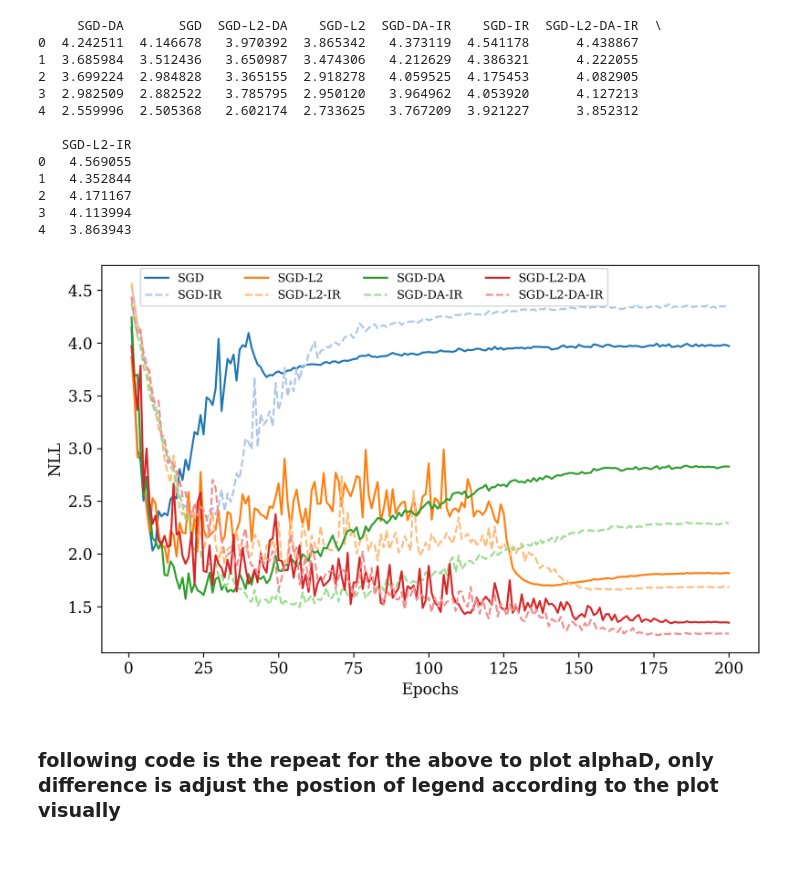
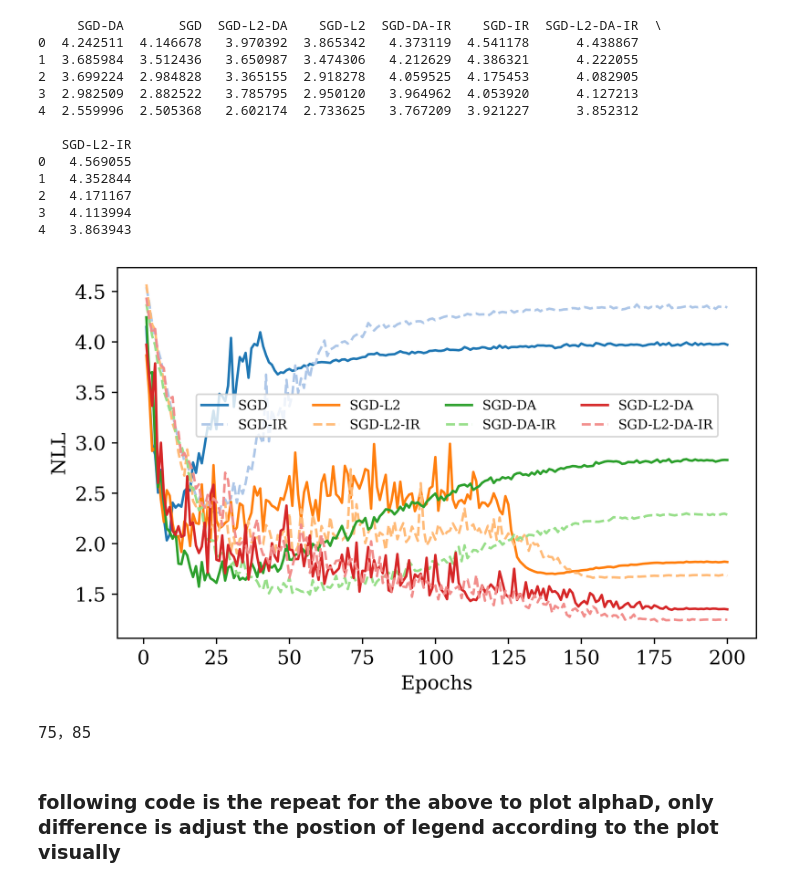
Before and after one commit to cnjackhu/image-classification-codebase, a Jupyter notebook: figure.ipynb, the cells around one changed output. Saved outputs shown, nothing was run; the diff lists cells and outputs as text; code cells hidden in the pictures; blank space fills up the shorter version.

Commit message:
change font config for figure

```diff
--- a/figure.ipynb
+++ b/figure.ipynb
@@ -1,6 +1,7 @@
 # %%
 import matplotlib
-#import seaborn as sns
+from matplotlib import rcParams
+rcParams['font.family'] = 'Times New Roman'
 #sns.set_context("paper")
 import matplotlib.pyplot as plt
 import pandas as pd
@@ -11,11 +12,10 @@ plt.style.use('seaborn-v0_8-colorblind')
 mpl.rcParams.update({
     "font.family": "serif",
     "font.size": 12,            # Base font size
-    "axes.titlesize": 18,      # Title
     "axes.labelsize": 12,       # X and Y labels
     "xtick.labelsize": 12,
     "ytick.labelsize": 12,
-    "legend.fontsize": 9,
+    "legend.fontsize": 8,
 })
 # %%
 df = pd.read_csv("L.csv")
@@ -41,21 +41,24 @@ light_colors = ['#aec7e8', '#ffbb78','#98df8a',  '#f28e8c']
 # %%
 columns = ['SGD','SGD-L2','SGD-DA','SGD-L2-DA']
 
-fig, ax = plt.subplots(dpi=300,figsize=(8, 5), tight_layout=True)
+fig, ax = plt.subplots(dpi=600,figsize=(6.4, 4), tight_layout=True) #8，5。6.4,4
 for indx, column in enumerate(columns):
     ax.plot(df.index + 1, df[column], label=column,color=base_colors[indx])
     column_pair = column + '-IR'
     ax.plot(df.index + 1, df[column_pair], label=column_pair,color=light_colors[indx],linestyle='--')
     ax.tick_params(axis='x', labelrotation = 0)
     ax.set(xlabel='Epochs', ylabel='NLL')
-    ax.legend(loc='upper left', ncol=4,bbox_to_anchor=(0.05, 1.007))
+    #ax.legend(loc='best',ncol=4)
+    ax.legend(loc='center right', ncol=4,bbox_to_anchor=(0.95, 0.6007),)
     #ax.set_title('ticks')
 
 fig.show()
 # %% [output]
-[figure, old version]
+[figure, new version]
 # %%
 fig.savefig('ablation_nll.pdf',bbox_inches='tight',dpi=600)
+# %% [markdown]
+75，85
 # %% [markdown]
 ### following code is the repeat for the above to plot alphaD, only difference is adjust the postion of legend according to the plot visually
 # %%
```
Also changed, not shown: parts of 1 cell of this notebook.
